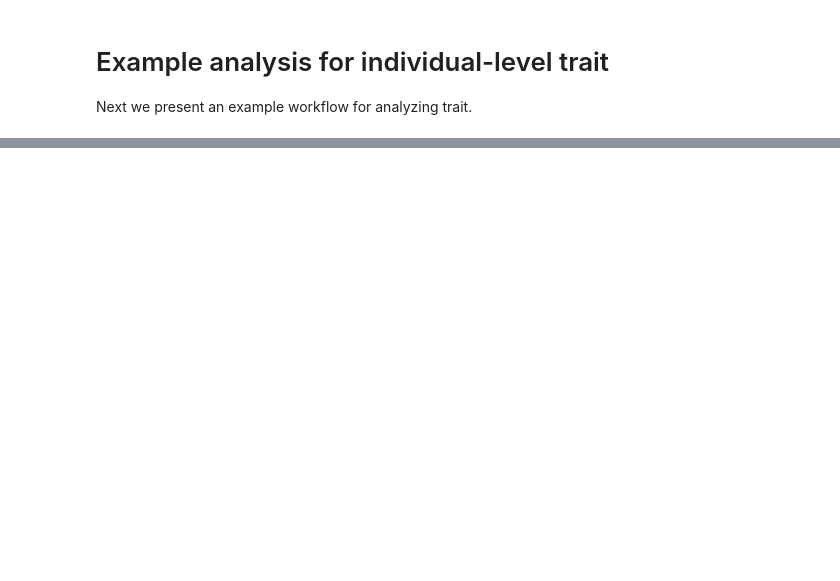
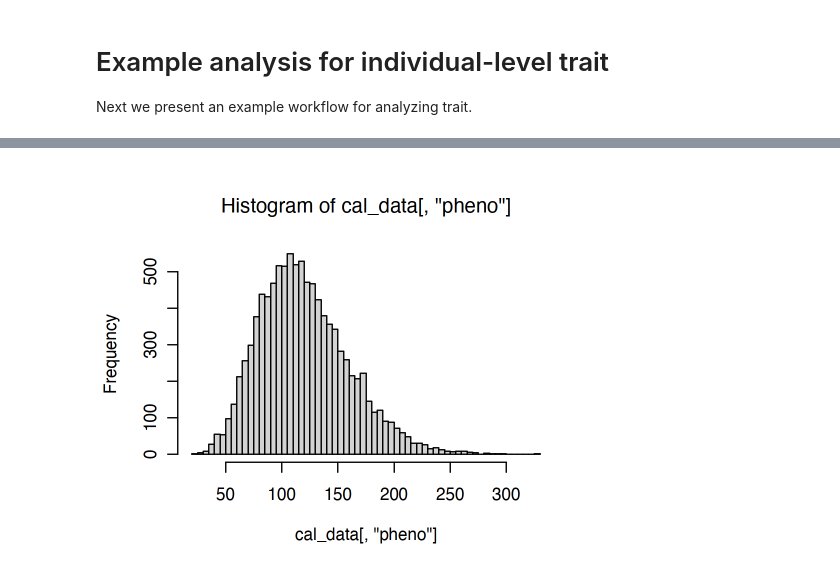
Before and after one commit to KangchengHou/calpred, a Jupyter notebook: example.ipynb, the cells around one changed output, grey strips where cells are left out. Cells and saved outputs as stored; diff of their text form; code cells hidden in the pictures; blank space fills up the shorter version.

```diff
--- a/example.ipynb
+++ b/example.ipynb
@@ -149,10 +144,6 @@ wrap_plots(plotlist = plot_list, ncol = 3)
 # %% [markdown]
 # Example analysis for individual-level trait
 Next we present an example workflow for analyzing trait.
-# %%
-normalize_table <- function(x) {
-    return (data.frame(
-        q = qnorm((rank(x) - 0.5) / length(x)),
-        x = x
-    ))
-}
+# %%
+pheno <- sort(rnbinom(n_indiv, mu=120, size = 10))
+data[, 'pheno'] <- pheno[rank(data[, 'y'], ties.method='first')]
@@ -158,0 +156,13 @@ normalize_table <- function(x) {
+# %%
+cal_data <- data[1:10000, ]
+test_data <- data[10001:n_indiv, ]
+
+qtbl <- normalize_table(cal_data[, 'pheno']) # map quantile to phenotype
+cal_data['pheno_q'] <- qtbl['q']
+f <- approxfun(qtbl$x, qtbl$q, rule=2)
+inverse_f <- approxfun(qtbl$q, qtbl$x, rule=2)
+test_data['pheno_q'] <- f(test_data[, 'pheno'])
+
+options(repr.plot.width = 5, repr.plot.height = 4)
+hist(cal_data[, 'pheno'], breaks=50)
+# %% [output]
@@ -158,0 +173 @@ normalize_table <- function(x) {
+[figure, added]
```
Also changed, not shown: parts of 14 cells of this notebook, 1 other file.
